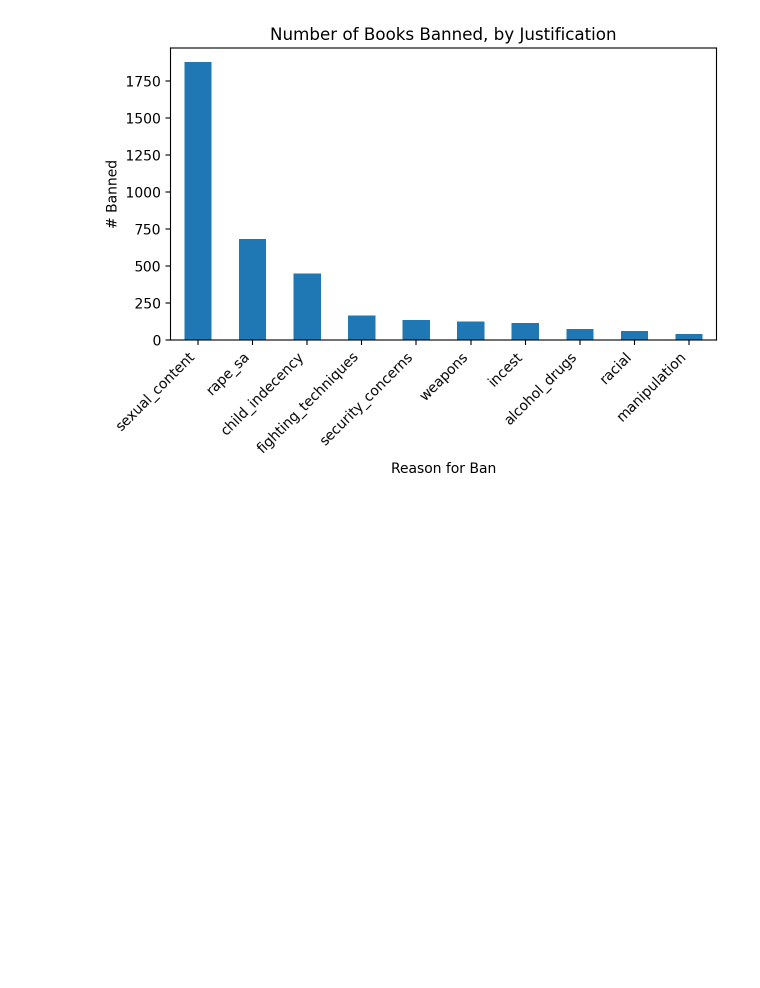
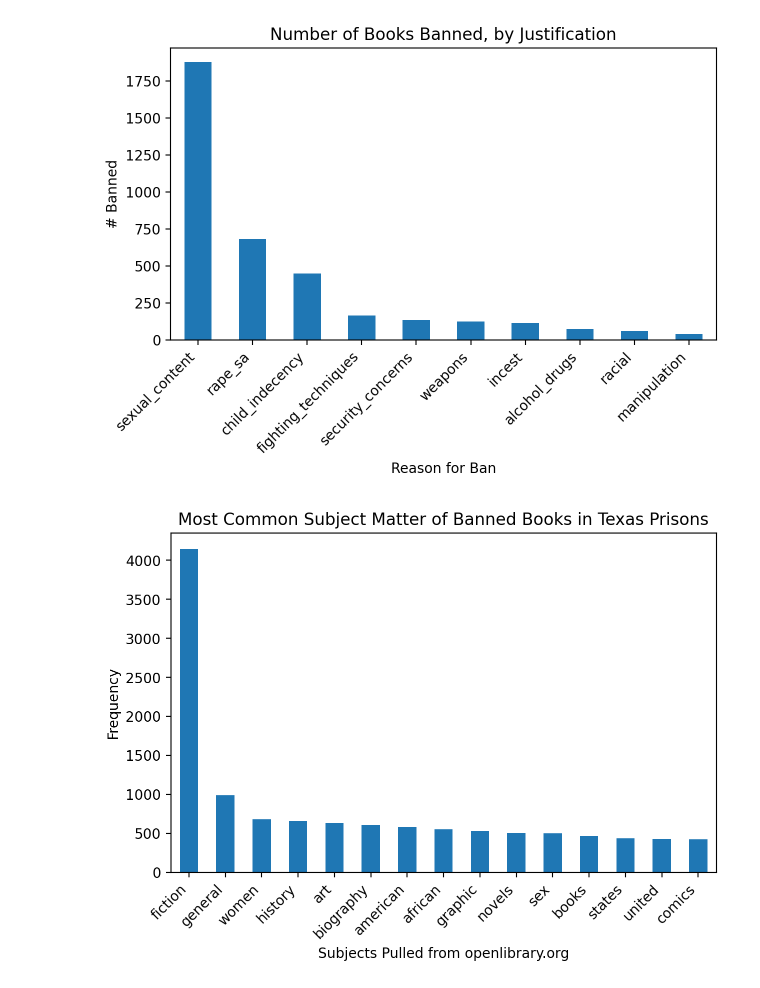
Before and after one commit to arpettey/python_bootcamp, a Jupyter notebook: Banned-Visualized.ipynb, the cells around one changed output. Saved outputs shown, nothing was run; the diff lists cells and outputs as text; code cells hidden in the pictures; blank space fills up the shorter version.

```diff
--- a/Banned-Visualized.ipynb
+++ b/Banned-Visualized.ipynb
@@ -228,5 +214,9 @@ merged = merged[merged["subjects"].notna()] # drop all rows without subjects
 # %%
 merged = merged[merged["subjects"] != "nan"] # drop all rows without subjects
 # %%
-merged.head()
+# merged.head()
+# clean the subjects data
+## step 1: convert to lowercase
+merged["subjects"] = (merged["subjects"].str.lower().str.strip())
+merged["subjects"].head()
 # %% [output]
@@ -239,3 +229,11 @@ merged.head()
 # %%
-merged.shape
+## step 2: remove punctuation
+merged["subjects"] = (
+    merged["subjects"]
+    .str.translate(
+        str.maketrans("", "", string.punctuation)
+    )
+)
+
+merged["subjects"].head()
 # %% [output]
@@ -278,3 +279,13 @@ merged["clean_reason"].head()
 10            sexually explicit images
 15             sexually explicit image
 Name: clean_reason, dtype: object
+# %%
+merged["subjects"] = merged["subjects"].astype(str)
+merged["subjects"] = merged["subjects"].apply(
+    lambda x: " ".join(
+        word for word in x.split()
+        if word not in stopwords
+    )
+)
+
+merged["subjects"].head()
@@ -375,3 +393,20 @@ plt.xticks(rotation=45, ha='right')
 plt.tight_layout()
 # %% [output]
 [figure]
+# %%
+all_words = " ".join(
+    merged["subjects"].astype(str)
+).lower().split()
+
+top_words = Counter(all_words).most_common(15)
+
+my_df = pd.DataFrame(top_words, columns=["Subject","Frequency"])
+
+plot1= my_df.plot(kind="bar", x="Subject", y="Frequency", legend=False)
+plot1.set_ylabel('Frequency')
+plot1.set_xlabel('Subjects Pulled from openlibrary.org')
+plot1.set_title('Most Common Subject Matter of Banned Books in Texas Prisons')
+plt.xticks(rotation=45, ha='right')
+plt.tight_layout()
+# %% [output]
+[figure, added]
```
Also changed, not shown: parts of 9 cells of this notebook.
